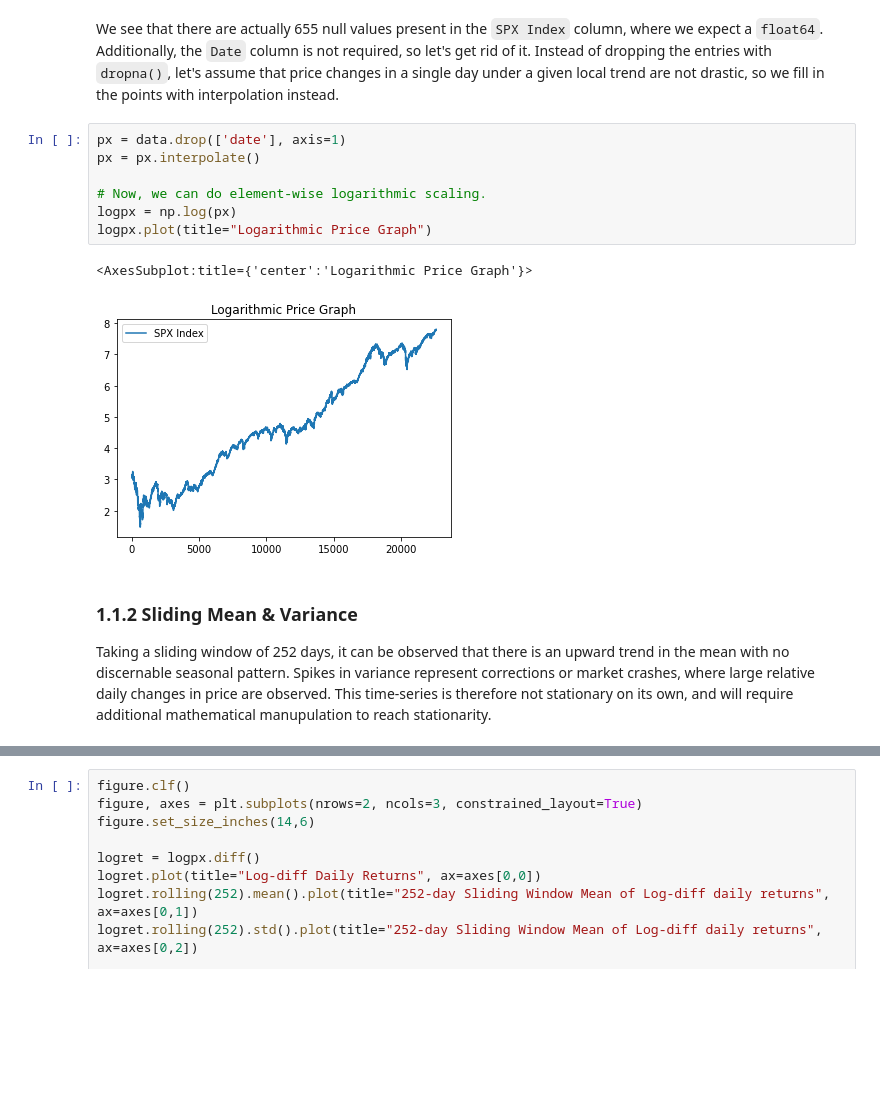
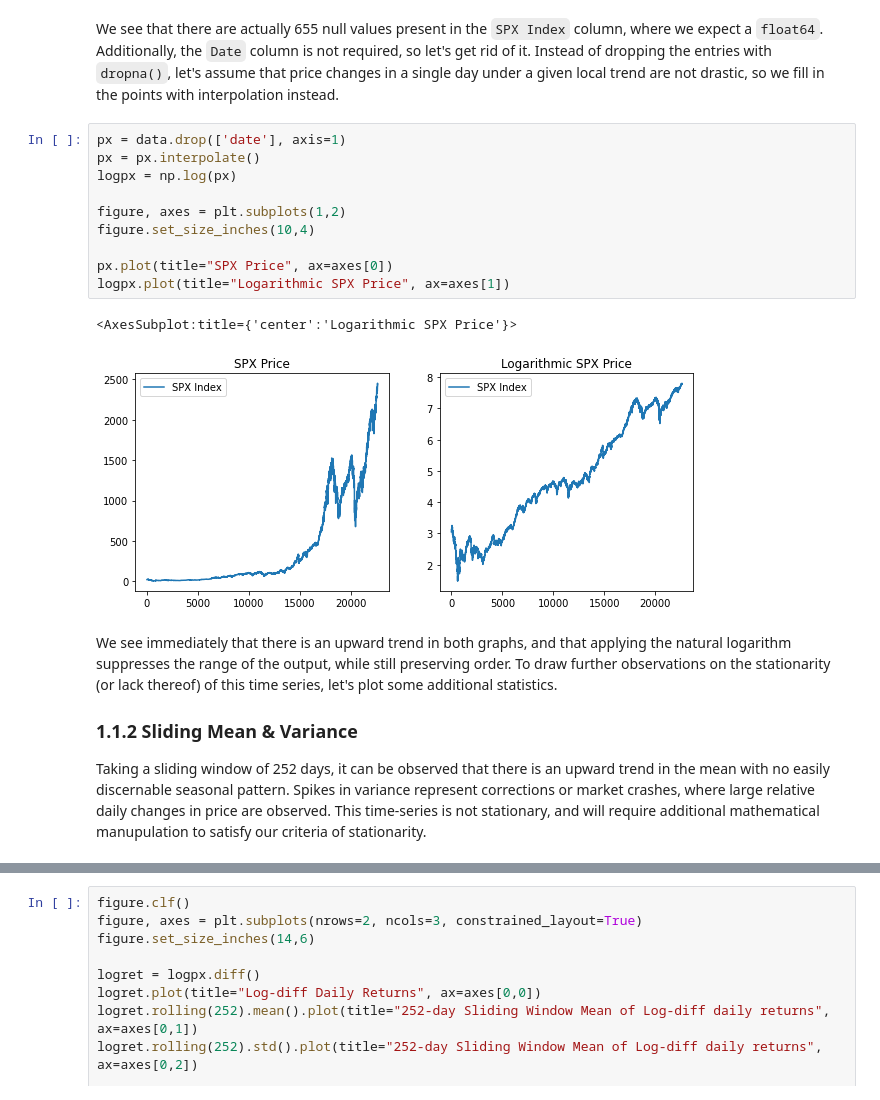
Before and after one commit to Darrekt/SPMLF-CW, a Jupyter notebook: main.ipynb, the cells around one changed output, grey strips where cells are left out. Saved outputs shown, nothing was run; the diff lists cells and outputs as text; blank space fills up the shorter version.

```diff
--- a/src/main.ipynb
+++ b/main.ipynb
@@ -27,17 +31,22 @@ We see that there are actually 655 null values present in the `SPX Index` column
 # %%
 px = data.drop(['date'], axis=1)
 px = px.interpolate()
+logpx = np.log(px)
 
-# Now, we can do element-wise logarithmic scaling.
-logpx = np.log(px)
-logpx.plot(title="Logarithmic Price Graph")
+figure, axes = plt.subplots(1,2)
+figure.set_size_inches(10,4)
+
+px.plot(title="SPX Price", ax=axes[0])
+logpx.plot(title="Logarithmic SPX Price", ax=axes[1])
 # %% [output]
-<AxesSubplot:title={'center':'Logarithmic Price Graph'}>
+<AxesSubplot:title={'center':'Logarithmic SPX Price'}>
-[figure, old version]
+[figure, new version]
 # %% [markdown]
+We see immediately that there is an upward trend in both graphs, and that applying the natural logarithm suppresses the range of the output, while still preserving order. To draw further observations on the stationarity (or lack thereof) of this time series, let's plot some additional statistics.
+
 ### 1.1.2 Sliding Mean & Variance
 
-Taking a sliding window of 252 days, it can be observed that there is an upward trend in the mean with no discernable seasonal pattern. Spikes in variance represent corrections or market crashes, where large relative daily changes in price are observed. This time-series is therefore not stationary on its own, and will require additional mathematical manupulation to reach stationarity.
+Taking a sliding window of 252 days, it can be observed that there is an upward trend in the mean with no easily discernable seasonal pattern. Spikes in variance represent corrections or market crashes, where large relative daily changes in price are observed. This time-series is not stationary, and will require additional mathematical manupulation to satisfy our criteria of stationarity.
 # %%
 figure, axes = plt.subplots(nrows=1, ncols=2)
 
```
Also changed, not shown: parts of 10 cells of this notebook, 7 other files.
